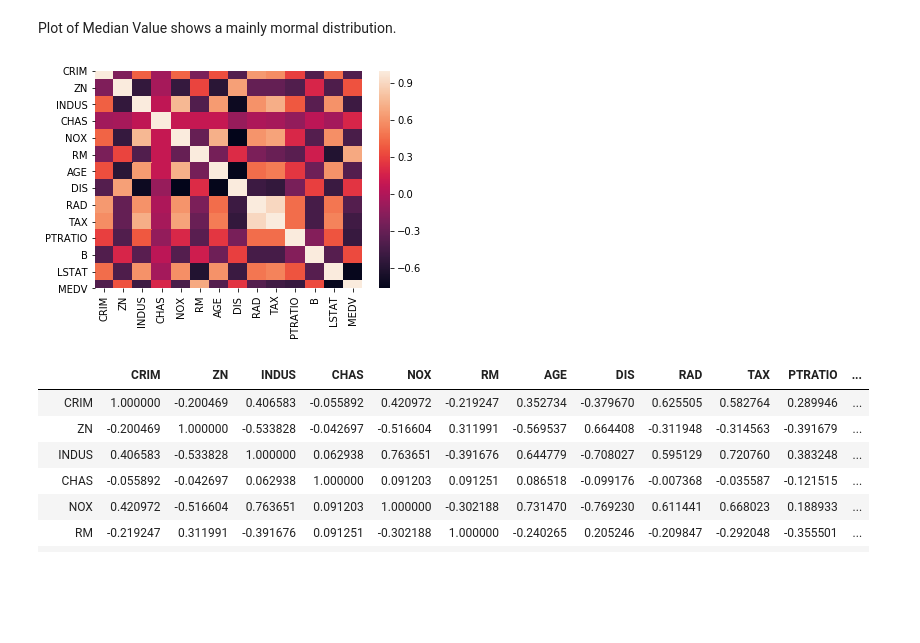
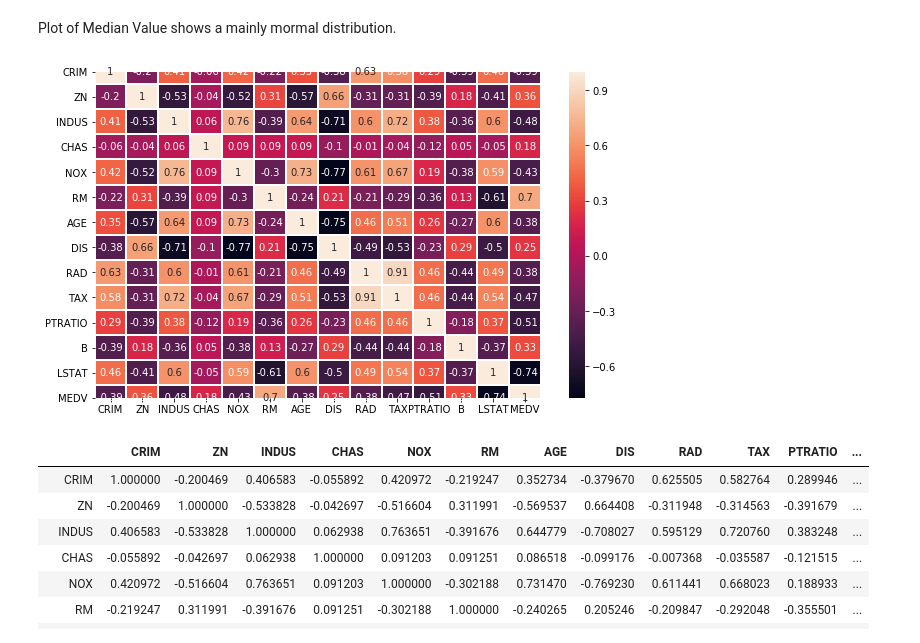
Before and after one commit to Hudsonsue/machine-learning, a Jupyter notebook: Machine Learning - Assessment.ipynb, the cells around one changed output. Cells and saved outputs as stored; diff of their text form; code cells hidden in the pictures; blank space fills up the shorter version.

```diff
--- a/Machine Learning - Assessment.ipynb
+++ b/Machine Learning - Assessment.ipynb
@@ -16,9 +16,11 @@ Run date and time:  Date: 23-11-19    Time: 11-25
 **************************************************
 # %%
 #command below ensures plots display correctly in the notebook
-%matplotlib inline
+
 #below imports all necessary python packages for this notebook
 import matplotlib.pyplot as plt
+plt.rcParams['figure.figsize'] = [10, 6]
+%matplotlib inline
 import seaborn as sns
 import pandas as pd
 import scipy.stats as ss
@@ -91,10 +93,15 @@ Plot of Median Value shows a mainly mormal distribution.
 # %%
 # correlation heatmap
 correlation_heatmap = df.corr().round(2)
-sns.heatmap(correlation_heatmap)
+
+#ax.set_ylim(len(df)-.5 ,-.5)
+fig, ax = plt.subplots(figsize=(10,6))
+#ax.set_ylim(len(df)-.5 ,-.5)
+sns.heatmap(correlation_heatmap, annot=True,linewidths= 1, ax=ax)
+
 plt.show()
 # %% [output]
-[figure, old version]
+[figure, new version]
 # %%
 df.corr()
 # %% [output]
```
Also changed, not shown: parts of 10 cells of this notebook, 1 other file.
